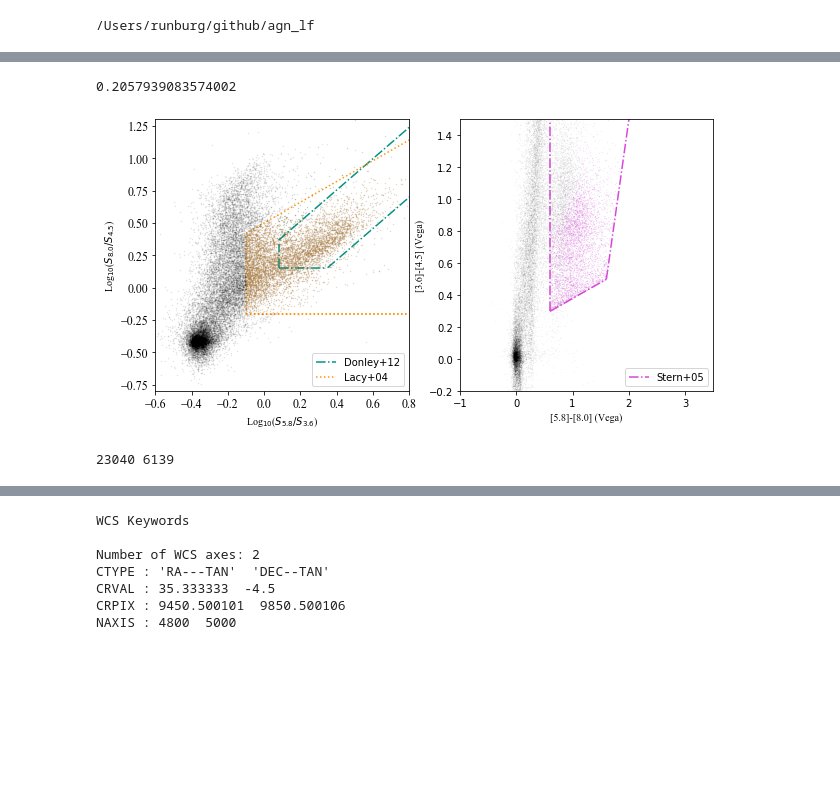
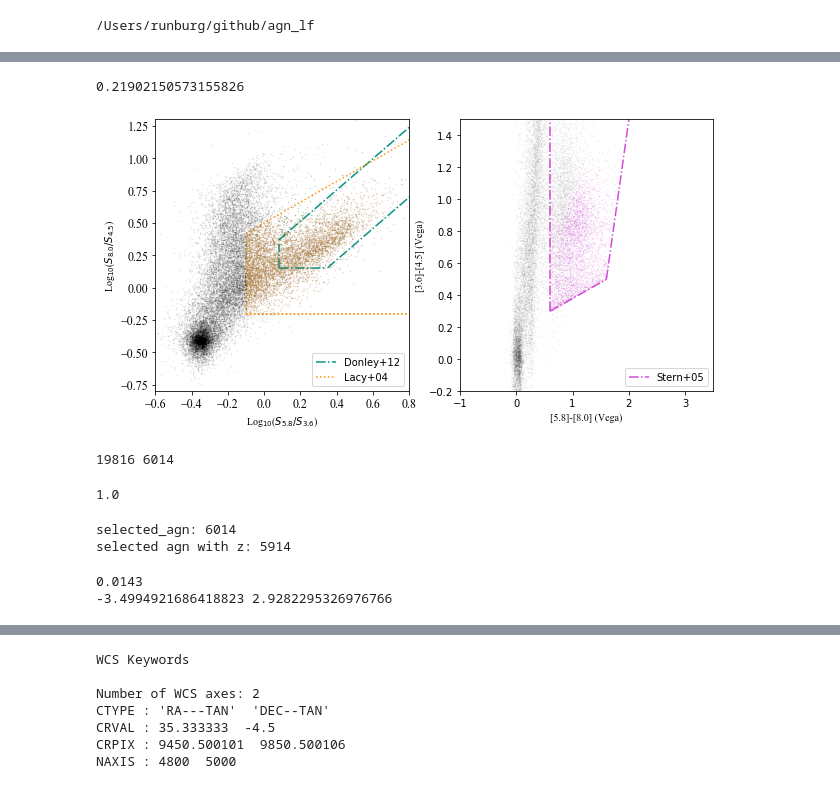
Before and after one commit to runburg/agn_lf, a Jupyter notebook: notebooks/ir_lf_HELP_XMMLSS.ipynb, the cells around one changed output, grey strips where cells are left out. Saved outputs shown, nothing was run; the diff lists cells and outputs as text; code cells hidden in the pictures; blank space fills up the shorter version.

```diff
--- a/notebooks/ir_lf_HELP_XMMLSS.ipynb
+++ b/notebooks/ir_lf_HELP_XMMLSS.ipynb
@@ -39,7 +39,7 @@ DATE-HDU= '2020-06-25T00:03:34' / Date of HDU creation (UTC)
 STILVERS= '3.4-1   '           / Version of STIL software
 STILCLAS= 'uk.ac.starlink.votable.FitsPlusTableWriter' / STIL Author class
 # %%
-catalog = table.Table.read('./data/master_cat_with_zs.fits')
+catalog = table.Table.read('./data/master_cat_irac3_mips24')
 print(len(catalog))
 catalog[0]
 # %% [output]
@@ -52,20 +52,60 @@ Row index=0
 # %%
 np.sum(~np.isnan(catalog['zspec']))/len(catalog)
 # %% [output]
-0.2057939083574002
+0.21902150573155826
 # %%
 flux36 = 'f_ap_irac_i1'
 flux45 = 'f_ap_irac_i2'
 flux58 = 'f_ap_irac_i3'
 flux80 = 'f_ap_irac_i4'
+flux240 = 'f_mips_24'
 # print(catalog[flux58][catalog[flux58] < 0])
 never_nan = (np.nan_to_num(catalog[flux58], nan=-99) > 0) & (np.nan_to_num(catalog[flux80], nan=-99) > 0) #& (np.nan_to_num(catalog['zspec'], nan=-99) > 0)
 fig, axs = sc.plot_wedge(catalog[never_nan], flux36, flux45, flux58, flux80, selection=['lacy05', 'stern05', 'donley12'])
 selected_agn = sc.select_ir(catalog[never_nan], flux36, flux45, flux58, flux80, selection_cuts='lacy05')
 # %% [output]
-[figure, old version]
+[figure, new version]
 # %%
 print(np.sum(never_nan), np.sum(selected_agn))
 ct_lacy = catalog[never_nan][selected_agn]
 # %% [output]
-23040 6139
+19816 6014
+# %%
+np.sum(ct_lacy[flux240] > 0) / 6014
+# %% [output]
+1.0
+# %%
+cosmo = af.setup_cosmology()
+print('selected_agn:', len(ct_lacy))
+
+ct_lacy = ct_lacy[(ct_lacy['z1_median'] > 0 ) | (ct_lacy['zspec'] > 0)]
+# ct_lacy = ct_lacy[ct_lacy['z_eazy'] > 0]
+print('selected agn with z:', len(ct_lacy))
+
+# unit conversion: ujansky -> jansky: 1e-6
+# jansky -> erg / s / cm**2 / Hz: 1e-23
+# erg / s / Hz -> erg / s: nu = c/lambda = 3e8 / 3.6e-6
+# unit_conversion = 1e-6 * 1e-23 * 3e8 / 3.6e-6 * (3.086e24)**2
+wavelength = 5.8
+unit_conversion = 3 / wavelength * 1e-15
+# print(unit_conversion)
+
+unbias_photoz = 0.0
+# unbias_photoz = 0
+z = np.array([row['zspec'] if row['zspec'] > 0 else row['z1_median'] - unbias_photoz for row in ct_lacy])
+# z = np.array([row['z1_median'] - unbias_photoz for row in ct_lacy])
+print(min(z))
+z[z <= 0] = 0
+# z = ct_lacy['z_eazy']
+
+spectral_index = np.log10(ct_lacy[flux240].data/ct_lacy[flux58].data) / np.log10(24/5.8)
+# spectral_index[spectral_index < -4] = -2
+# spectral_index = np.array([0])
+print(spectral_index.min(), spectral_index.max())
+
+l = 4 * np.pi * cosmo.luminosity_distance(z).to(u.cm).value**2 * ct_lacy[flux58].data * unit_conversion * (1 + z)**(-1 + spectral_index)
+# %% [output]
+selected_agn: 6014
+selected agn with z: 5914
+0.0143
+-3.4994921686418823 2.9282295326976766
```
Also changed, not shown: parts of 24 cells of this notebook, 9 other files.
